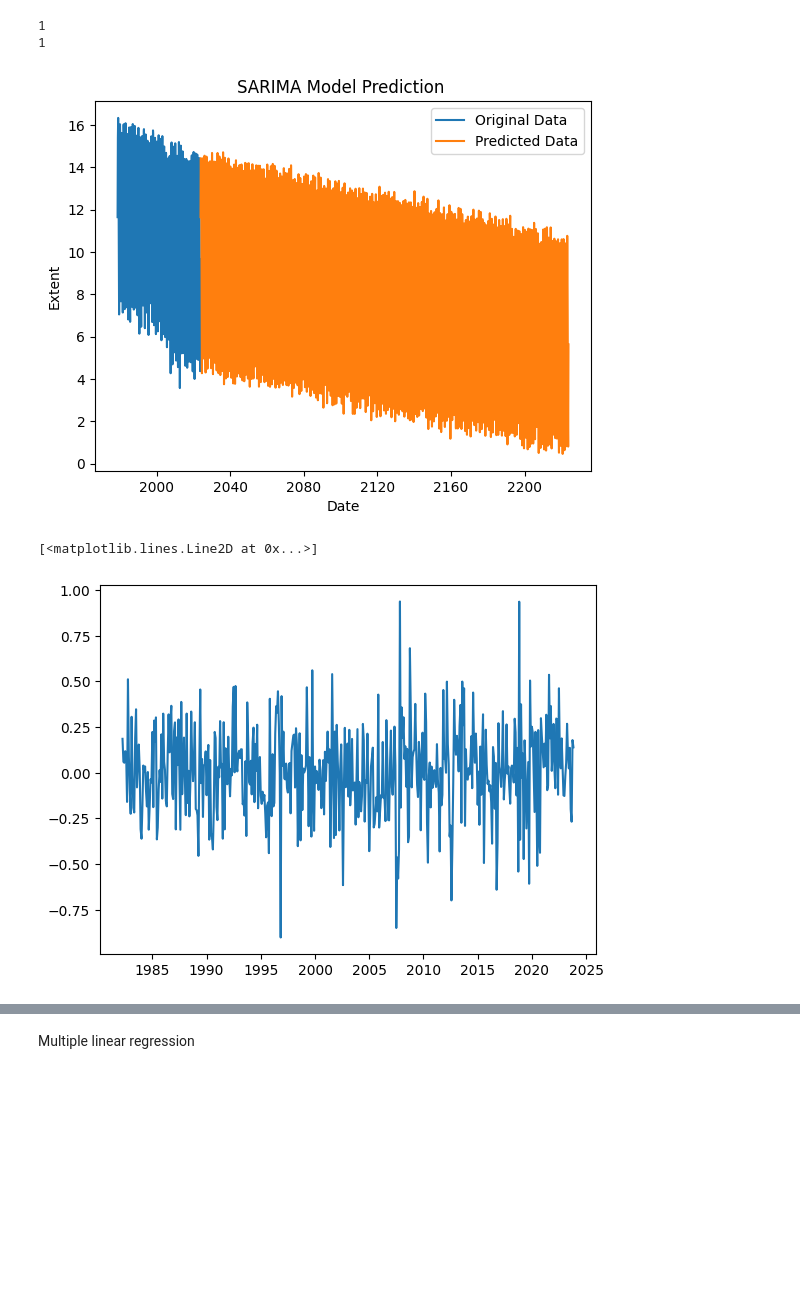
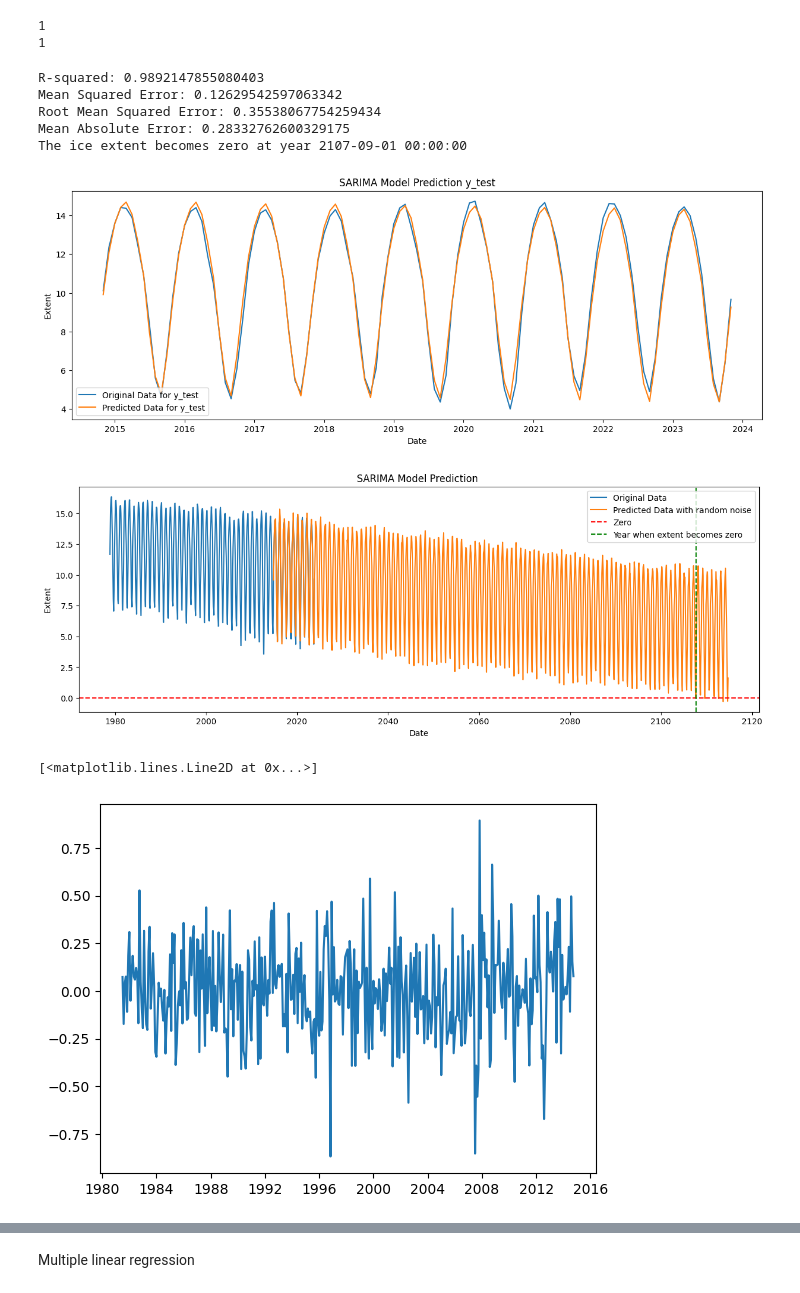
Before and after one commit to balakrish181/Arctic_ice, a Jupyter notebook: final_models.ipynb, the cells around one changed output, grey strips where cells are left out. Drawn from its saved outputs; the diff is of its cells as text; code cells hidden in the pictures; blank space fills up the shorter version.

Commit message:
metrics added

```diff
--- a/final_models.ipynb
+++ b/final_models.ipynb
@@ -354,43 +357,99 @@ print(diff_season)
 # %% [output]
 1
 1
+# %%
+from sklearn.model_selection import train_test_split
+
+x = temp_data.index.to_numpy()
+y = temp_data['extent']
+
+X_train, X_test, y_train, y_test = train_test_split(x, y, test_size=0.2, random_state=42,shuffle=False)
 # %%
 import statsmodels.api as sm
 import matplotlib.pyplot as plt
 import numpy as np
 
-# Assuming 'temp_data' is your time series data
+
 
 # Fit the SARIMA model
-model = sm.tsa.SARIMAX(temp_data, order=(3, 1, 3), seasonal_order=(2, 1, 2, 12))
+model = sm.tsa.SARIMAX(y_train, order=(3, 1, 3), seasonal_order=(2, 1, 2, 12))
 model_fit = model.fit()
 
 # Predict for the next 20 time steps
-forecast = model_fit.get_forecast(steps=2400)
+forecast = model_fit.get_forecast(steps=len(y_test))
+predicted_values = forecast.predicted_mean
+
+plt.figure(figsize=(15, 5))
+plt.plot(y_test.index, y_test.values, label='Original Data for y_test')
+#plt.plot(predicted_values.index, predicted_values, label='Predicted Data')
+plt.plot(y_test.index, predicted_values, label='Predicted Data for y_test')
+plt.xlabel('Date')
+plt.ylabel('Extent')
+plt.title('SARIMA Model Prediction y_test')
+plt.legend()
+
+
+
+from sklearn.metrics import mean_squared_error, mean_absolute_error
+import numpy as np
+from sklearn.metrics import r2_score
+
+mse = mean_squared_error(y_test, forecast.predicted_mean)
+rmse = np.sqrt(mse)
+mae = mean_absolute_error(y_test, forecast.predicted_mean)
+r2 = r2_score(y_test, forecast.predicted_mean)
+
+
+print(f"R-squared: {r2}")
+print(f"Mean Squared Error: {mse}")
+print(f"Root Mean Squared Error: {rmse}")
+print(f"Mean Absolute Error: {mae}")
+
+
+
+
+
+
+forecast = model_fit.get_forecast(steps=1200)
 
 # Get the predicted values
 predicted_values = forecast.predicted_mean
 
+
+
 # Add random noise
 np.random.seed(123)  # for reproducibility
 noise = np.random.normal(0, 0.3, len(predicted_values))
-predicted_values= predicted_values + noise
+predicted_values_random= predicted_values + noise
+
+year_x = predicted_values_random[predicted_values_random <= 0].index[0]
+print(f'The ice extent becomes zero at year {year_x}')
 
 # Plot the original data, predicted data, and predicted data with noise
+plt.figure(figsize=(15, 5))
 plt.plot(temp_data.index, temp_data.values, label='Original Data')
-plt.plot(predicted_values.index, predicted_values, label='Predicted Data')
+#plt.plot(predicted_values.index, predicted_values, label='Predicted Data')
+plt.plot(predicted_values.index, predicted_values_random, label='Predicted Data with random noise')
+plt.axhline(0, color='r', linestyle='--', label='Zero')
+plt.axvline(year_x, color='g', linestyle='--', label='Year when extent becomes zero')
 plt.xlabel('Date')
 plt.ylabel('Extent')
 plt.title('SARIMA Model Prediction ')
 plt.legend()
 plt.show()
 # %% [output]
+R-squared: 0.9892147855080403
+Mean Squared Error: 0.12629542597063342
+Root Mean Squared Error: 0.35538067754259434
+Mean Absolute Error: 0.28332762600329175
+The ice extent becomes zero at year 2107-09-01 00:00:00
-[figure, old version]
+[figure, new version]
+[figure, added]
 # %%
 residuals = model_fit.resid
 
-residuals = residuals[-500:]
+residuals = residuals[-400:]
 plt.plot(residuals)
 # %% [output]
 [<matplotlib.lines.Line2D at 0x...>]
-[figure, old version]
+[figure, new version]
```
Also changed, not shown: parts of 7 cells of this notebook.
